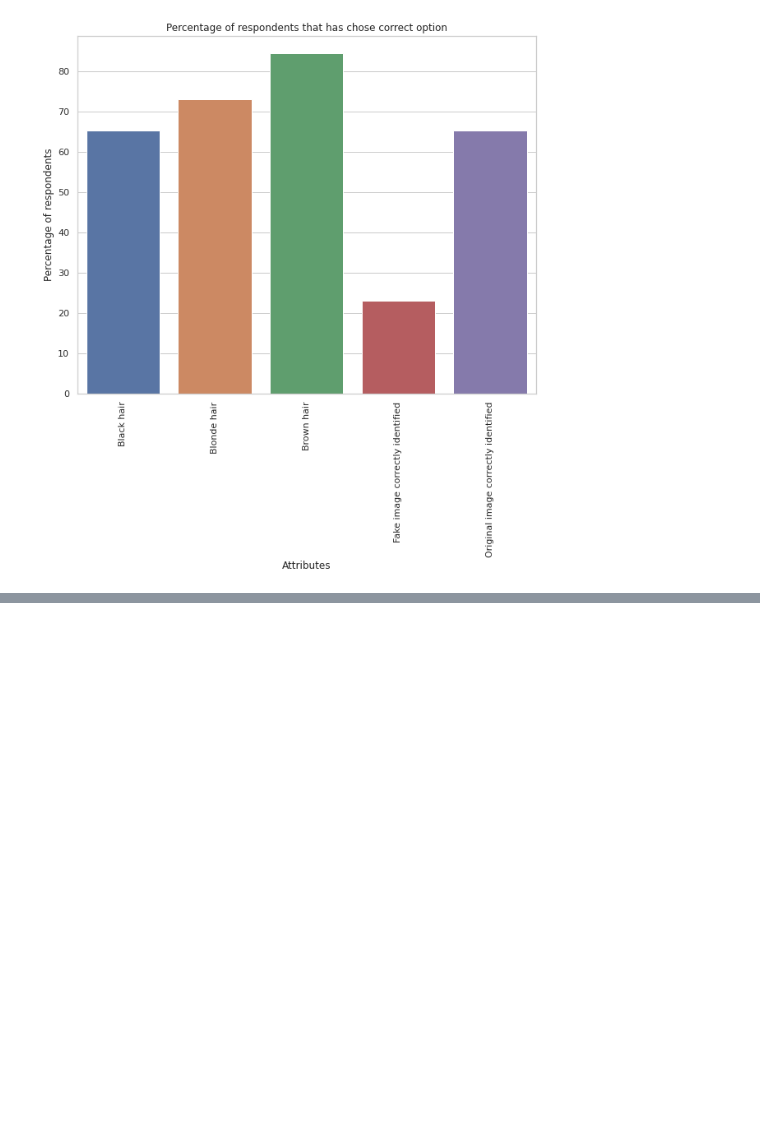
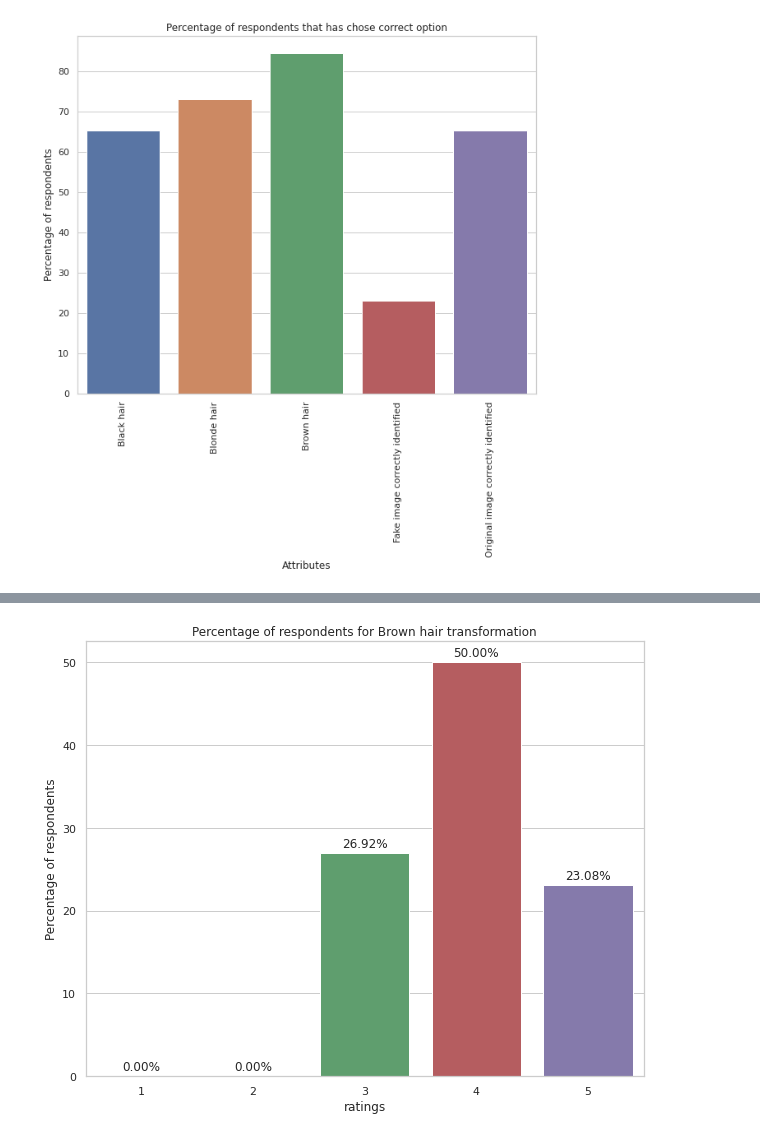
Before and after one commit to abhiyushshrestha/COMP8240_Major_project_Group_A, a Jupyter notebook: stargan-pytorch/notebooks/Evaluation_survey_result_analysis.ipynb, the cells around one changed output, grey strips where cells are left out. Saved outputs shown, nothing was run; the diff lists cells and outputs as text; code cells hidden in the pictures; blank space fills up the shorter version.

```diff
--- a/stargan-pytorch/notebooks/Evaluation_survey_result_analysis.ipynb
+++ b/stargan-pytorch/notebooks/Evaluation_survey_result_analysis.ipynb
@@ -152,0 +186,4 @@ df
+# %%
+bar_chart_single_attributes("Brown hair transformation", 1)
+# %% [output]
+[figure, added]
```
Also changed, not shown: parts of 11 cells of this notebook.
